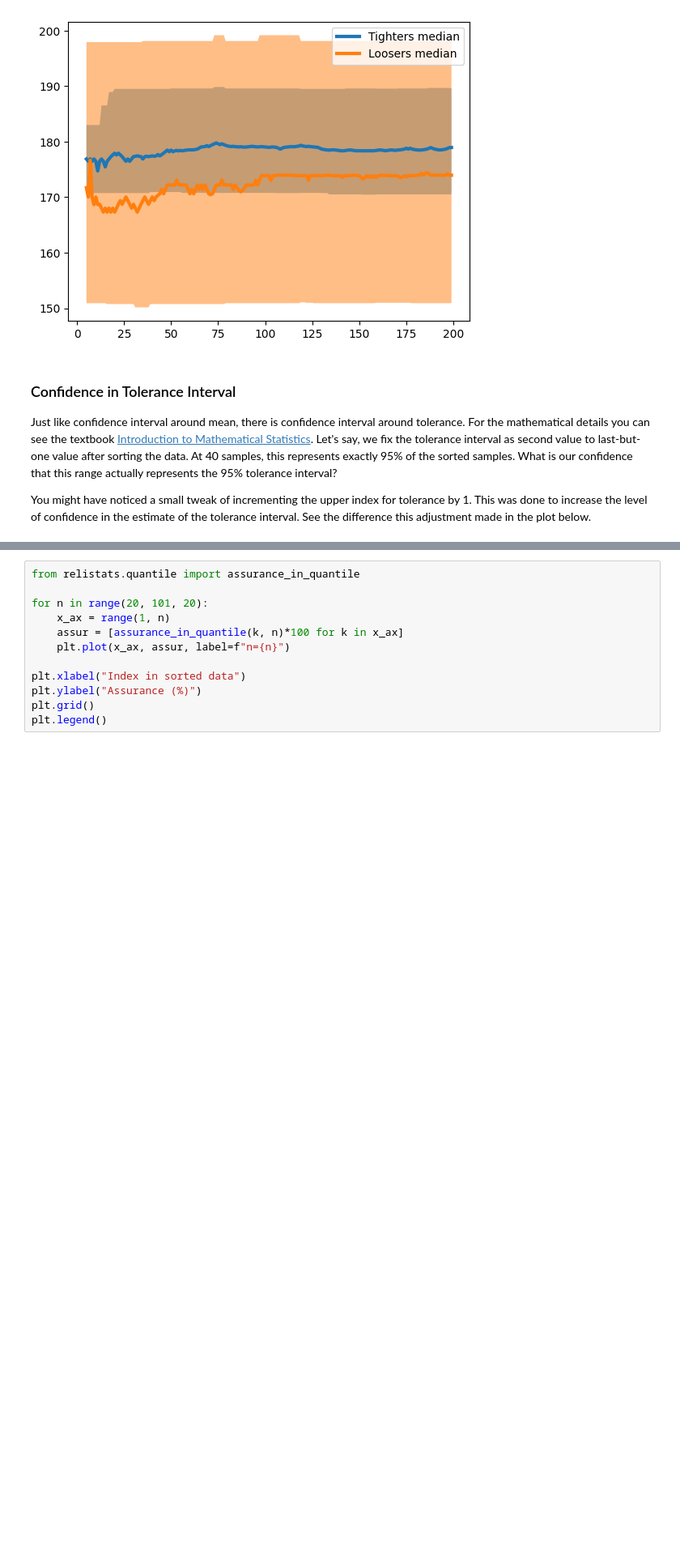
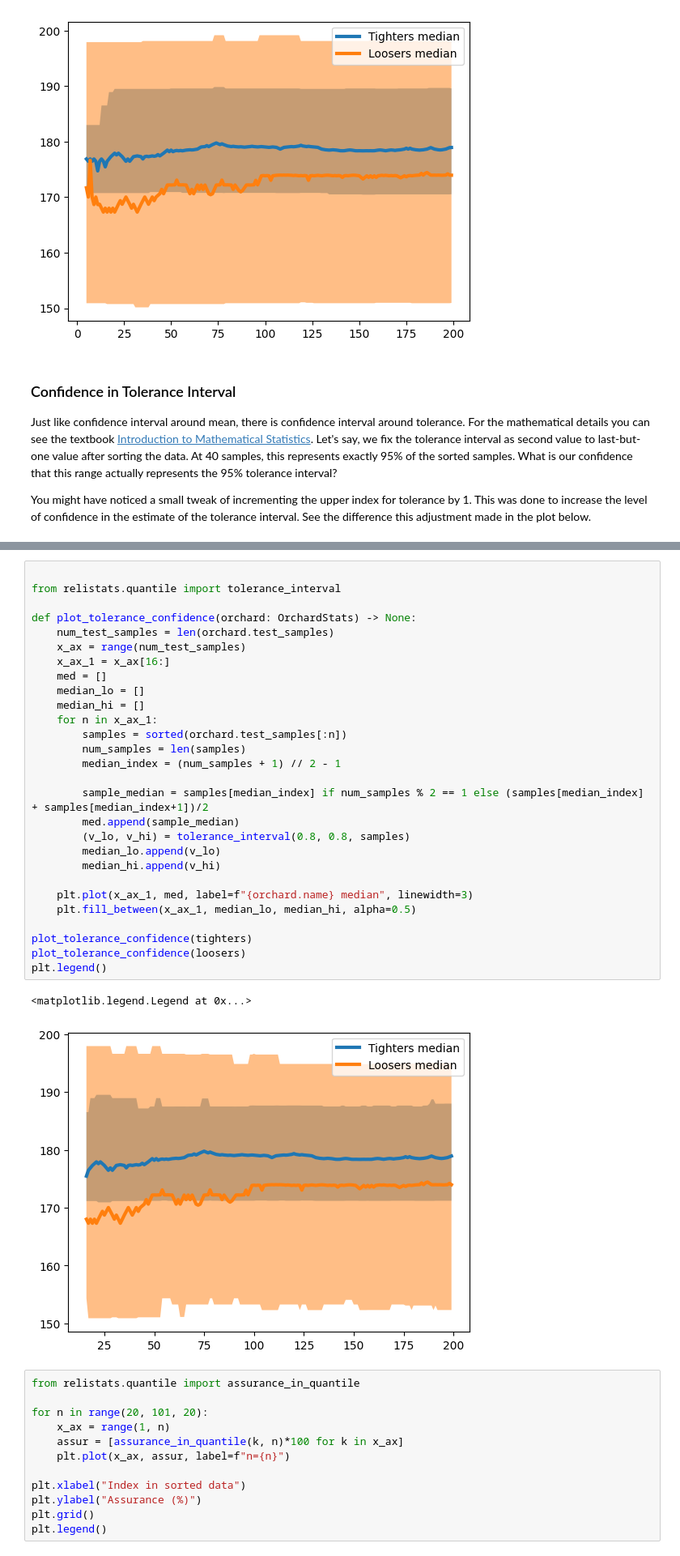
Before and after one commit to sanjaymjoshi/relistats, a Jupyter notebook: example/explore_quantile.ipynb, the cells around one changed output, grey strips where cells are left out. Shown at 81% size. Drawn from its saved outputs; the diff is of its cells as text; blank space fills up the shorter version.

Commit message:
tolerance interval

```diff
--- a/example/explore_quantile.ipynb
+++ b/example/explore_quantile.ipynb
@@ -195,3 +195,34 @@ plt.legend()
+# %%
+
+from relistats.quantile import tolerance_interval
+
+def plot_tolerance_confidence(orchard: OrchardStats) -> None:
+    num_test_samples = len(orchard.test_samples)
+    x_ax = range(num_test_samples)
+    x_ax_1 = x_ax[16:]
+    med = []
+    median_lo = []
+    median_hi = []
+    for n in x_ax_1:
+        samples = sorted(orchard.test_samples[:n])
+        num_samples = len(samples)
+        median_index = (num_samples + 1) // 2 - 1
+
+        sample_median = samples[median_index] if num_samples % 2 == 1 else (samples[median_index] + samples[median_index+1])/2
+        med.append(sample_median)
+        (v_lo, v_hi) = tolerance_interval(0.8, 0.8, samples)
+        median_lo.append(v_lo)
+        median_hi.append(v_hi)
+
+    plt.plot(x_ax_1, med, label=f"{orchard.name} median", linewidth=3)
+    plt.fill_between(x_ax_1, median_lo, median_hi, alpha=0.5)
+
+plot_tolerance_confidence(tighters)
+plot_tolerance_confidence(loosers)
+plt.legend()
+# %% [output]
+<matplotlib.legend.Legend at 0x...>
+[figure, added]
 # %%
 from relistats.quantile import assurance_in_quantile
 
```
Also changed, not shown: parts of 1 cell of this notebook, 2 other files.
